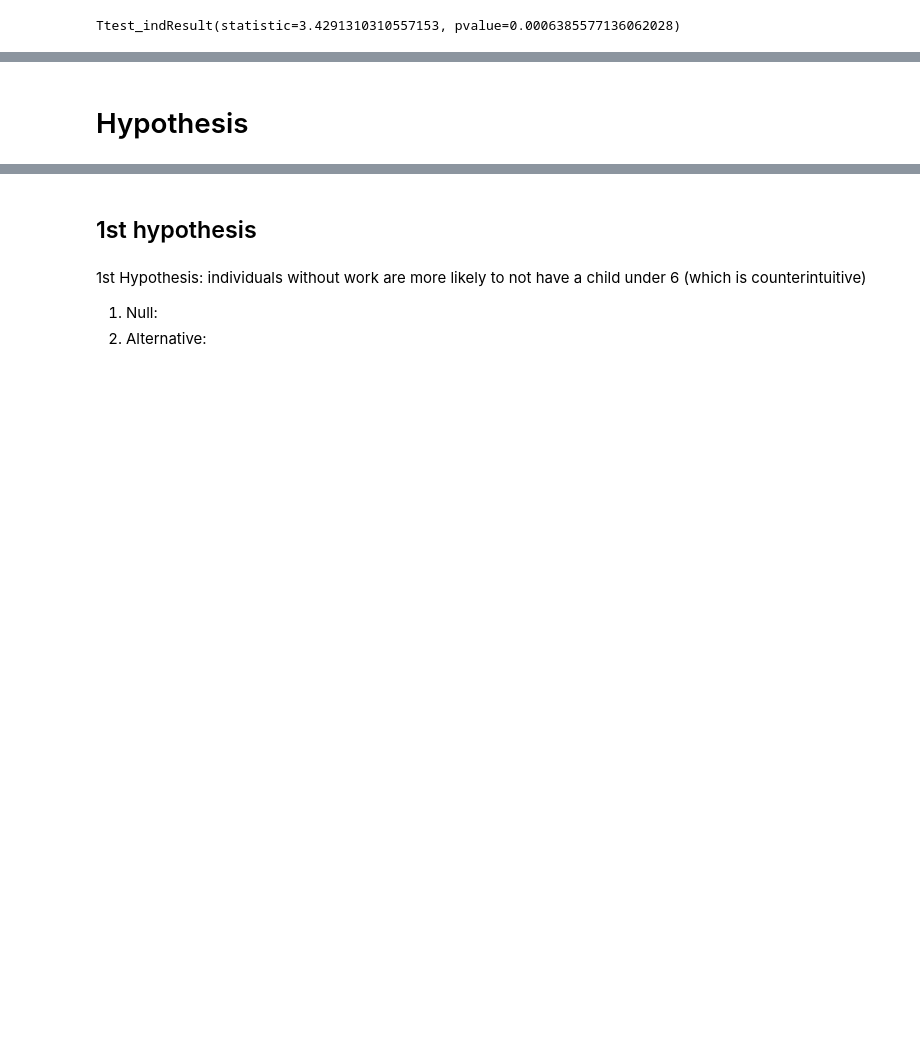
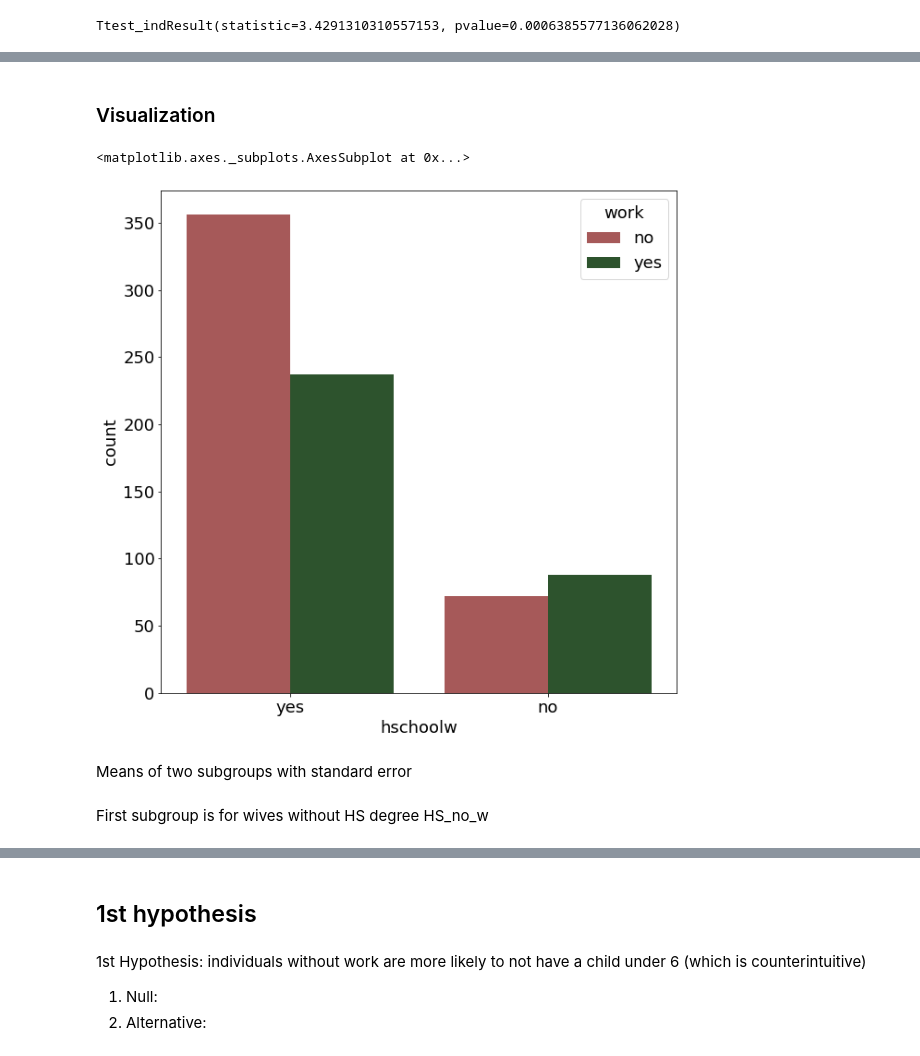
Before and after one commit to TashiNyangmi/Understood, a Jupyter notebook: Understood_org2.ipynb, the cells around one changed output, grey strips where cells are left out. Saved outputs shown, nothing was run; the diff lists cells and outputs as text; code cells hidden in the pictures; blank space fills up the shorter version.

```diff
--- a/Understood_org2.ipynb
+++ b/Understood_org2.ipynb
@@ -499,2 +532,2 @@ hypothesis
 # %% [markdown]
-# Hypothesis
+### Visualization
@@ -500,0 +537,10 @@ hypothesis
+# %%
+plt.figure(figsize=(10,10))
+sns.countplot(df["hschoolw"], data = df, hue = "work", palette={"yes": "green", "no": "red"}, saturation=0.3 )
+# %% [output]
+<matplotlib.axes._subplots.AxesSubplot at 0x...>
+[figure, added]
+# %% [markdown]
+Means of two subgroups with standard error
+# %% [markdown]
+First subgroup is for wives without HS degree HS_no_w
```
Also changed, not shown: parts of 37 cells of this notebook.
